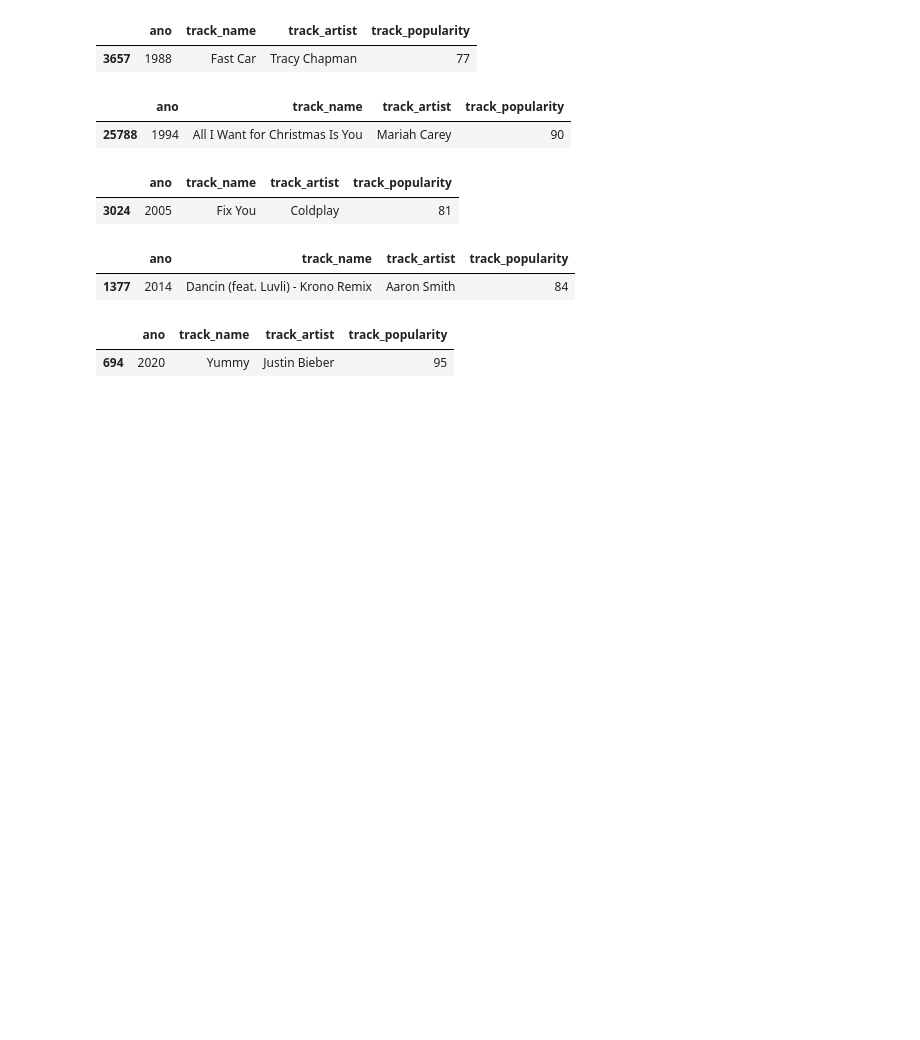
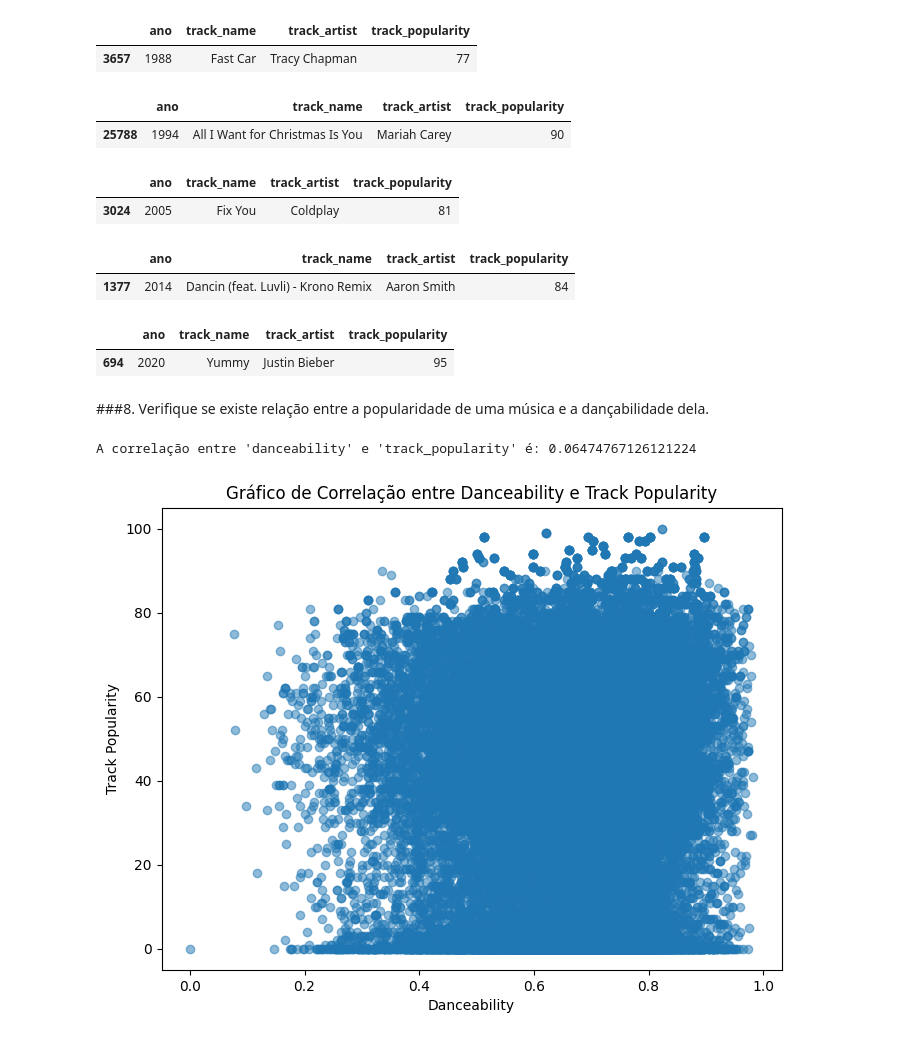
Before and after one commit to StellaDuarte/Ci-nciadedados, a Jupyter notebook: Trabalho_1_Ciência_de_dados.ipynb, the cells around one changed output. Cells and saved outputs as stored; diff of their text form; code cells hidden in the pictures; blank space fills up the shorter version.

```diff
--- a/Trabalho_1_Ciência_de_dados.ipynb
+++ b/Trabalho_1_Ciência_de_dados.ipynb
@@ -194,3 +195,20 @@ Dropdown(description='Selecione o Ano:', options=(1957, 1958, 1960, 1961, 1962,
 | 1377 | 2014 | Dancin (feat. Luvli) - Krono Remix | Aaron Smith | 84 |
 |  | ano | track_name | track_artist | track_popularity |
 | 694 | 2020 | Yummy | Justin Bieber | 95 |
+# %% [markdown]
+###8. Verifique se existe relação entre a popularidade de uma música e a dançabilidade dela.
+# %%
+correlacao = tab['danceability'].corr(tab['track_popularity'])
+print(f"A correlação entre 'danceability' e 'track_popularity' é: {correlacao}")
+# Criar um gráfico de dispersão
+plt.figure(figsize=(8, 6))
+plt.scatter(tab['danceability'], tab['track_popularity'], alpha=0.5)
+plt.title('Gráfico de Correlação entre Danceability e Track Popularity')
+plt.xlabel('Danceability')
+plt.ylabel('Track Popularity')
+
+# Exibir o gráfico
+plt.show()
+# %% [output]
+A correlação entre 'danceability' e 'track_popularity' é: 0.06474767126121224
+[figure, added]
```
Also changed, not shown: parts of 13 cells of this notebook.
